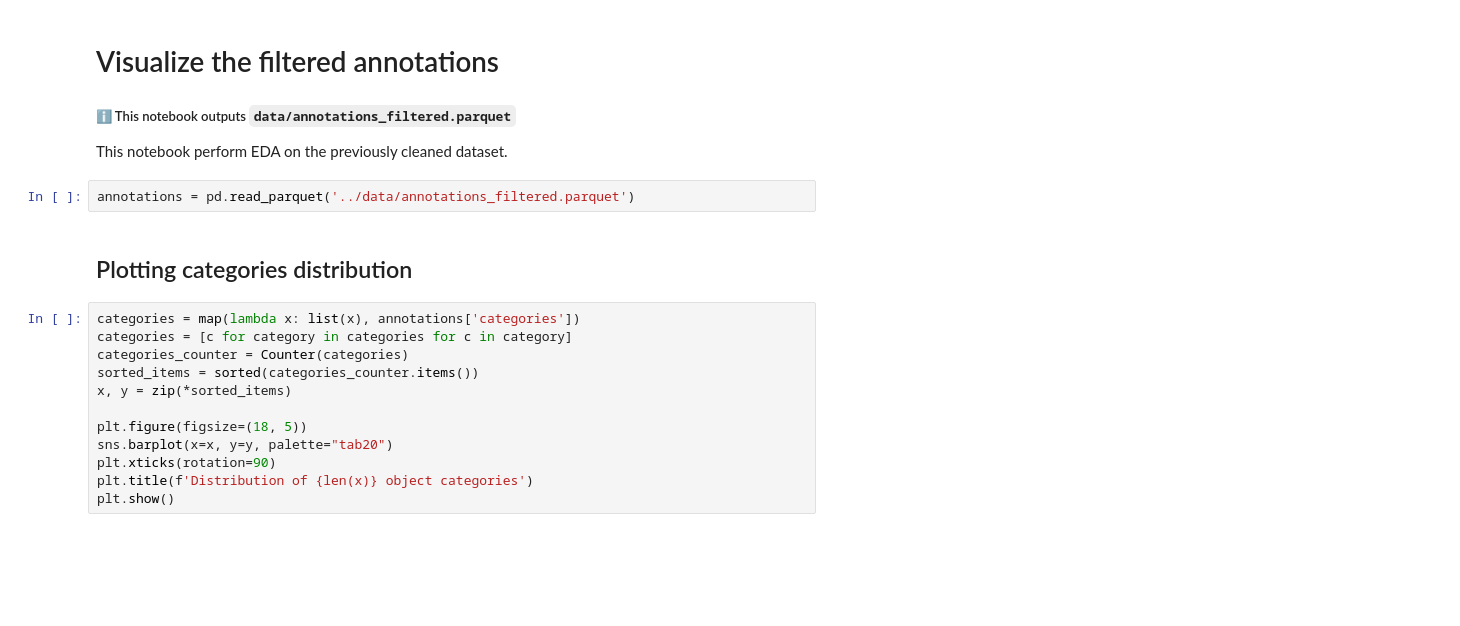
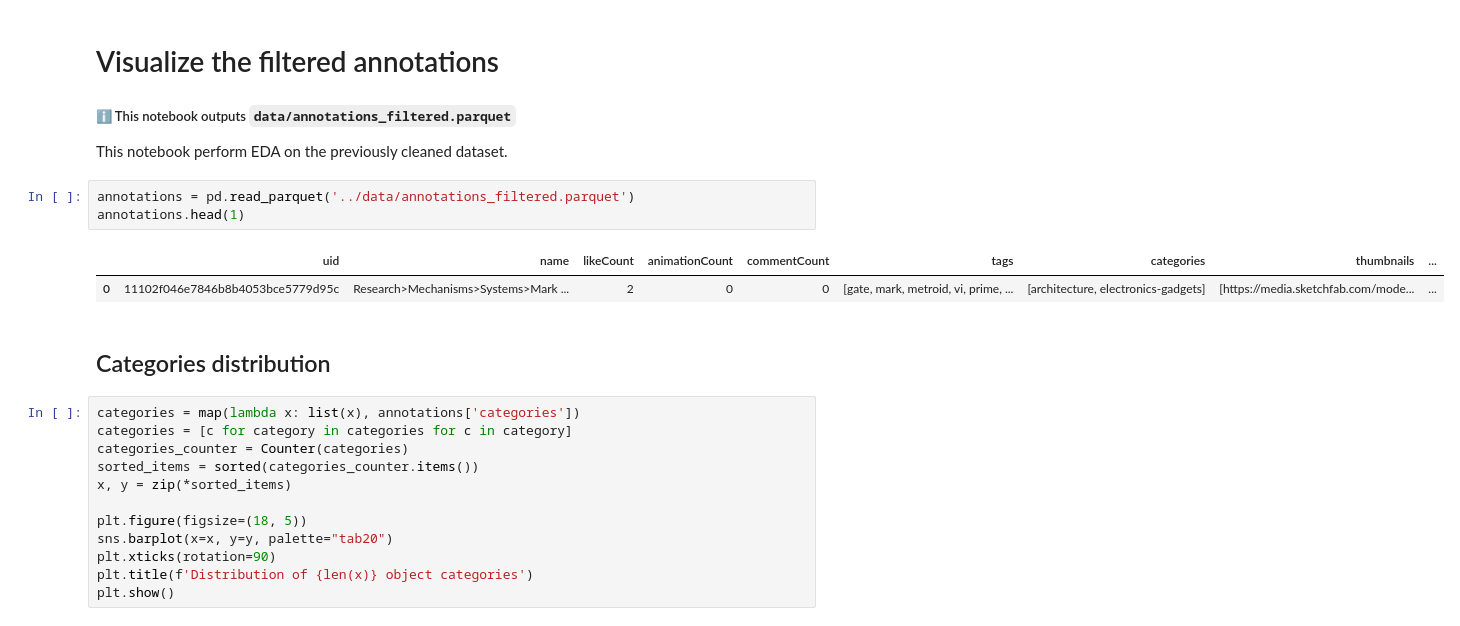
Before and after one commit to MrPio/Texture-Anything, a Jupyter notebook: 1-annotations/1.2-Visualize_Annotations.ipynb, the cells around one changed output. Saved outputs shown, nothing was run; the diff lists cells and outputs as text; blank space fills up the shorter version.

```diff
--- a/1-annotations/1.2-Visualize_Annotations.ipynb
+++ b/1-annotations/1.2-Visualize_Annotations.ipynb
@@ -12,8 +12,12 @@ sns.set_context("notebook", font_scale=1.15)
 This notebook perform EDA on the previously cleaned dataset.
 # %%
 annotations = pd.read_parquet('../data/annotations_filtered.parquet')
+annotations.head(1)
+# %% [output]
+|  | uid | name | likeCount | animationCount | commentCount | tags | categories | thumbnails | ... |
+| 0 | 11102f046e7846b8b4053bce5779d95c | Research>Mechanisms>Systems>Mark ... | 2 | 0 | 0 | [gate, mark, metroid, vi, prime, ... | [architecture, electronics-gadgets] | [https://media.sketchfab.com/mode... | ... |
 # %% [markdown]
-## Plotting categories distribution
+## Categories distribution
 # %%
 categories = map(lambda x: list(x), annotations['categories'])
 categories = [c for category in categories for c in category]
```
Also changed, not shown: parts of 3 cells of this notebook.
